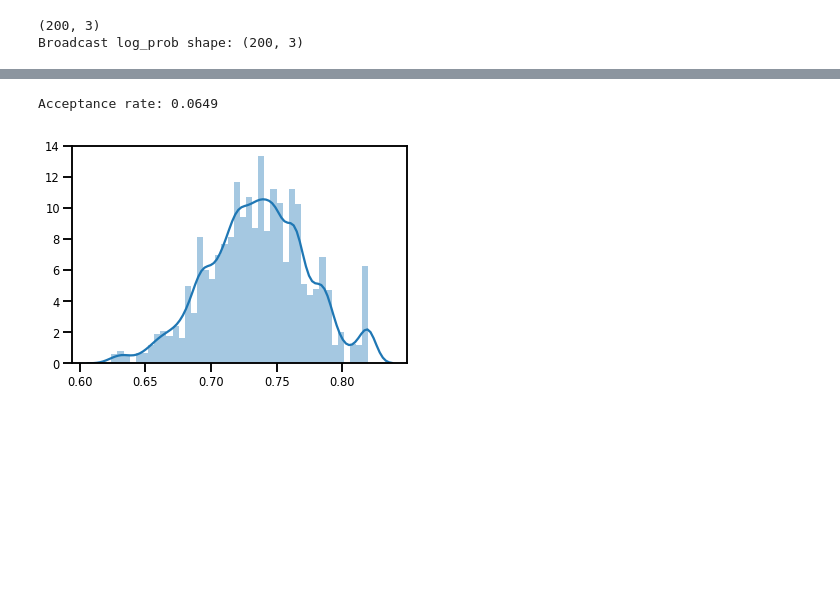
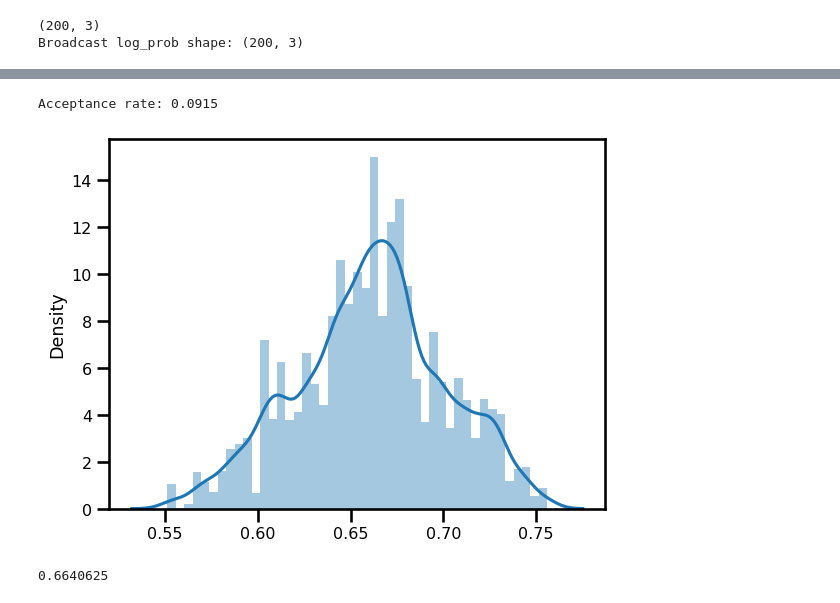
Before and after one commit to olethrosdc/ml-society-science, a Jupyter notebook: src/bayesian-inference/TFP-Tutorial.ipynb, the cells around one changed output, grey strips where cells are left out. Saved outputs shown, nothing was run; the diff lists cells and outputs as text; code cells hidden in the pictures; blank space fills up the shorter version.

```diff
--- a/src/bayesian-inference/TFP-Tutorial.ipynb
+++ b/src/bayesian-inference/TFP-Tutorial.ipynb
@@ -214,15 +234,19 @@ def run_chain(initial_state, num_results=1000, num_burnin_steps=500):
 # %%
 initial_state = [0.5]
 # %%
-samples, kernel_results = run_chain(initial_state, num_results=10000,num_burnin_steps=10000)
+samples, kernel_results = run_chain(initial_state, num_results=10000,num_burnin_steps=1000)
 print("Acceptance rate:", kernel_results.is_accepted.numpy().mean())
 # Trace plots
 # Histogram of samples
 sns.distplot(samples)
 plt.show()
 # %% [output]
-Acceptance rate: 0.0649
+Acceptance rate: 0.0915
-[figure, old version]
+[figure, new version]
+# %%
+np.mean(xs)
+# %% [output]
+0.6640625
 # %%
 jds = tfd.JointDistributionSequential([
     tfd.Beta(concentration0=1, concentration1=1), # p
```
Also changed, not shown: parts of 13 cells of this notebook, 1 other file.
